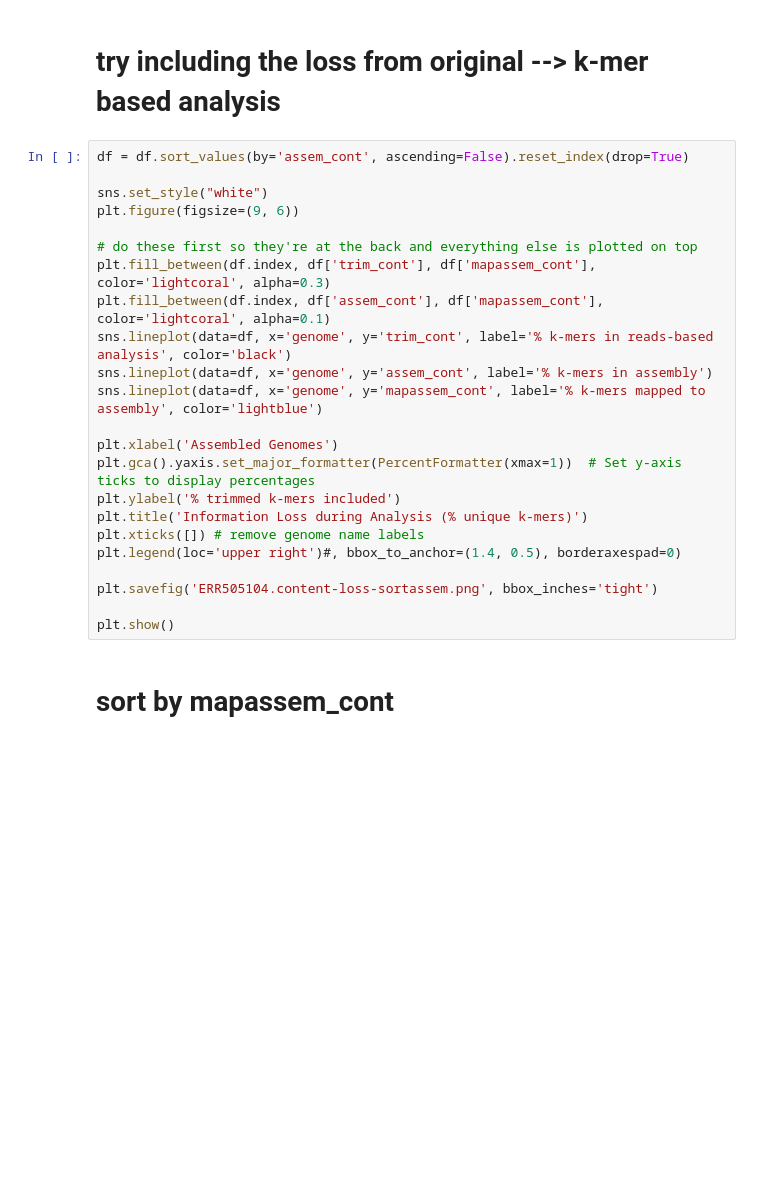
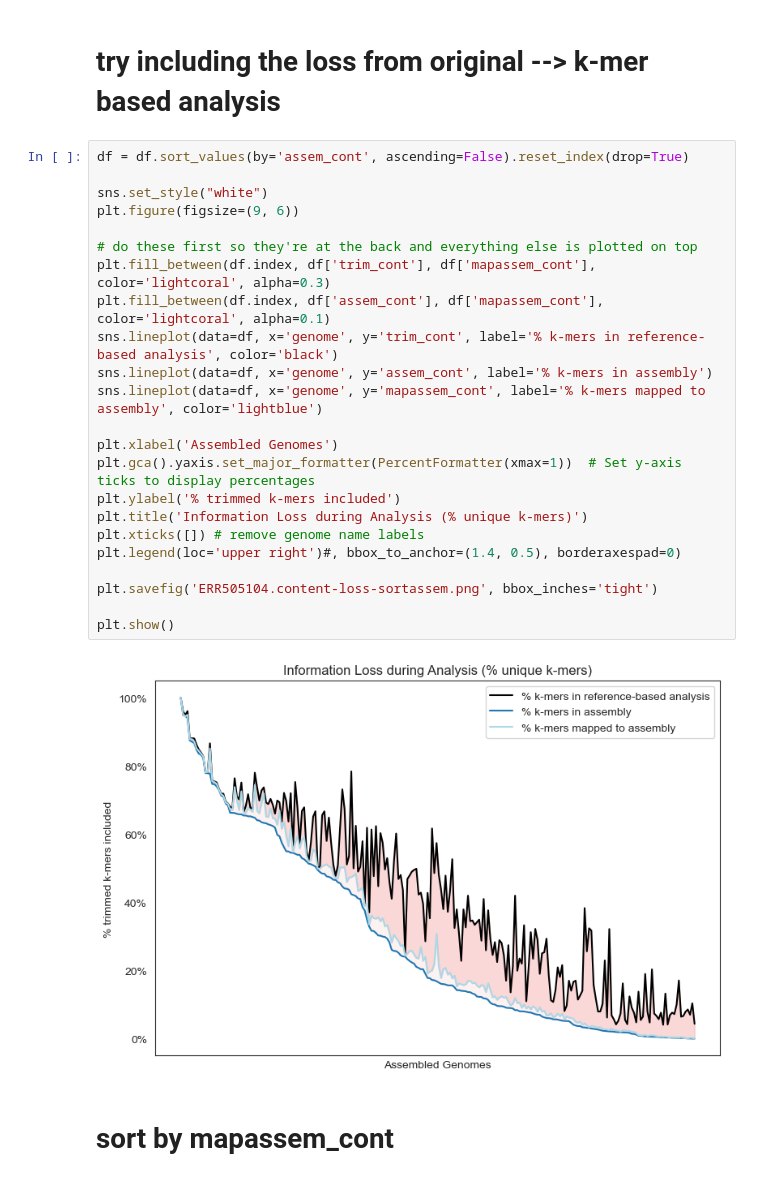
Before and after one commit to jeanzzhao/onehuman, a Jupyter notebook: atta/ERR505104-viz.ipynb, the cells around one changed output. Cells and saved outputs as stored; diff of their text form; blank space fills up the shorter version.

Commit message:
change label

```diff
--- a/atta/ERR505104-viz.ipynb
+++ b/atta/ERR505104-viz.ipynb
@@ -432,26 +451,28 @@ df.columns
 # %%
 df = df.sort_values(by='assem_cont', ascending=False).reset_index(drop=True)
 
 sns.set_style("white")
 plt.figure(figsize=(9, 6))
 
 # do these first so they're at the back and everything else is plotted on top
 plt.fill_between(df.index, df['trim_cont'], df['mapassem_cont'], color='lightcoral', alpha=0.3)
 plt.fill_between(df.index, df['assem_cont'], df['mapassem_cont'], color='lightcoral', alpha=0.1)
-sns.lineplot(data=df, x='genome', y='trim_cont', label='% k-mers in reads-based analysis', color='black')
+sns.lineplot(data=df, x='genome', y='trim_cont', label='% k-mers in reference-based analysis', color='black')
 sns.lineplot(data=df, x='genome', y='assem_cont', label='% k-mers in assembly')
 sns.lineplot(data=df, x='genome', y='mapassem_cont', label='% k-mers mapped to assembly', color='lightblue')
 
 plt.xlabel('Assembled Genomes')
 plt.gca().yaxis.set_major_formatter(PercentFormatter(xmax=1))  # Set y-axis ticks to display percentages
 plt.ylabel('% trimmed k-mers included')
 plt.title('Information Loss during Analysis (% unique k-mers)')
 plt.xticks([]) # remove genome name labels
 plt.legend(loc='upper right')#, bbox_to_anchor=(1.4, 0.5), borderaxespad=0)
 
 plt.savefig('ERR505104.content-loss-sortassem.png', bbox_inches='tight')
 
 plt.show()
+# %% [output]
+[figure, added]
 # %% [markdown]
 # sort by mapassem_cont
 # %%
```
Also changed, not shown: parts of 7 cells of this notebook.
